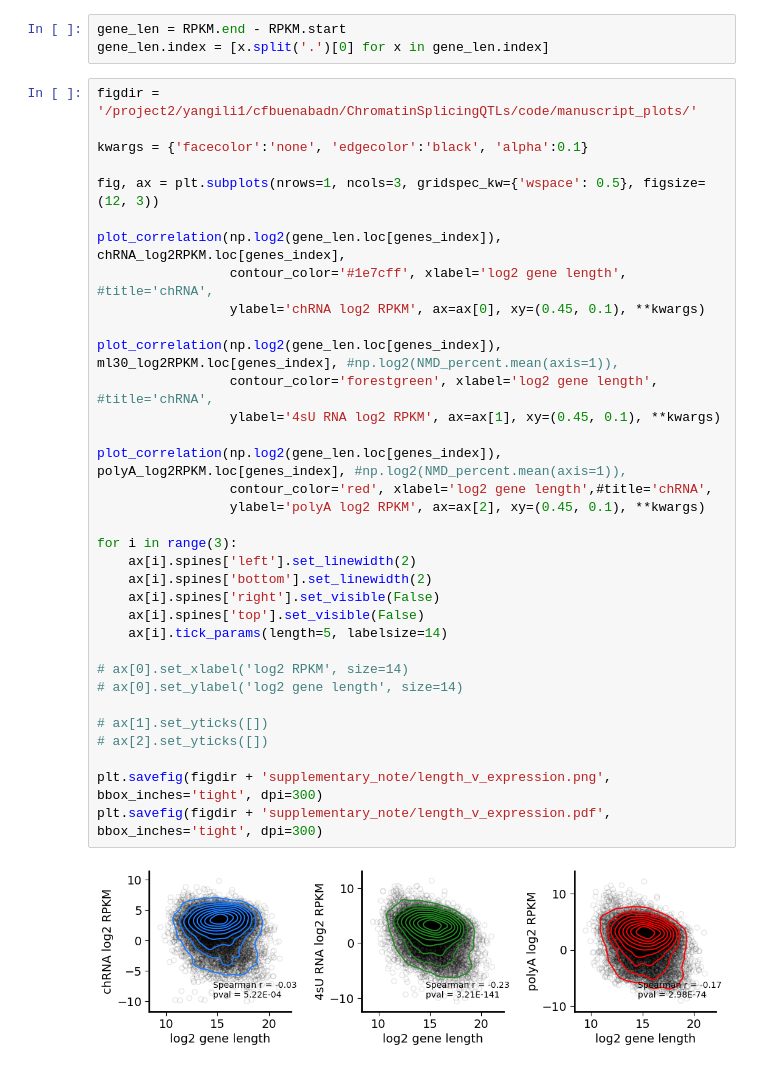
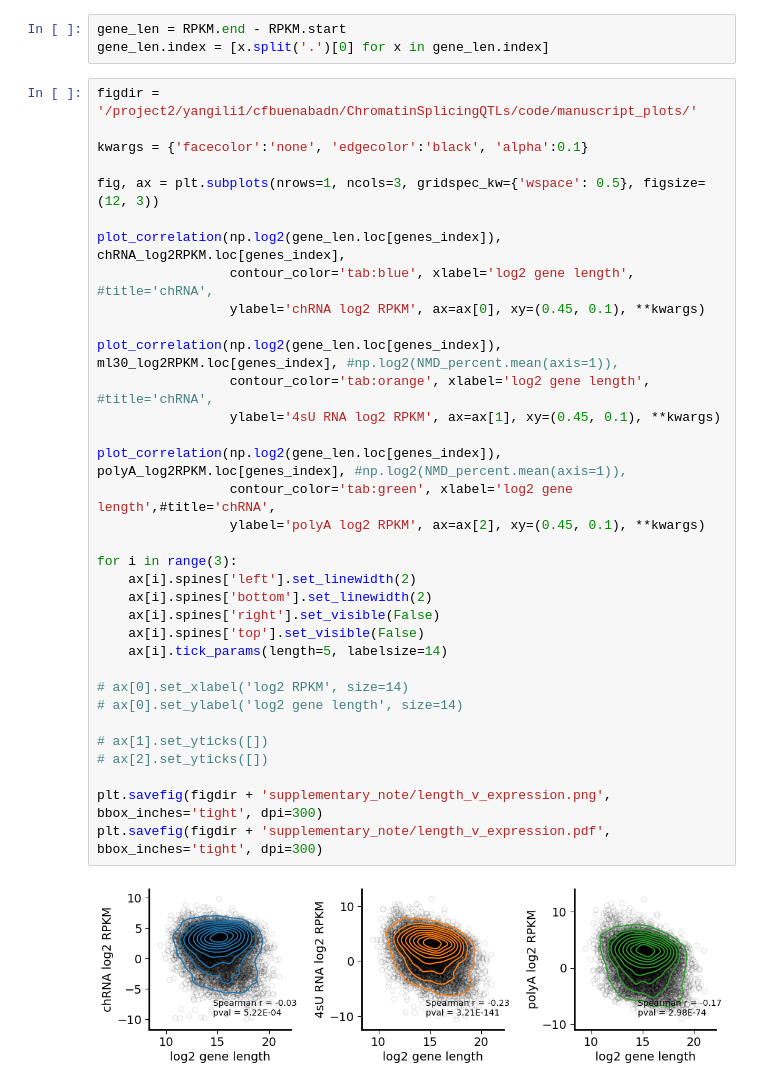
Before and after one commit to bfairkun/ChromatinSplicingQTLs, a Jupyter notebook: analysis/20230627_Regression.ipynb, the cells around one changed output. Drawn from its saved outputs; the diff is of its cells as text.

```diff
--- a/analysis/20230627_Regression.ipynb
+++ b/analysis/20230627_Regression.ipynb
@@ -267,34 +267,34 @@ figdir = '/project2/yangili1/cfbuenabadn/ChromatinSplicingQTLs/code/manuscript_p
 
 kwargs = {'facecolor':'none', 'edgecolor':'black', 'alpha':0.1}
 
 fig, ax = plt.subplots(nrows=1, ncols=3, gridspec_kw={'wspace': 0.5}, figsize=(12, 3))
 
 plot_correlation(np.log2(gene_len.loc[genes_index]), chRNA_log2RPKM.loc[genes_index],
-                 contour_color='#1e7cff', xlabel='log2 gene length', #title='chRNA',
+                 contour_color='tab:blue', xlabel='log2 gene length', #title='chRNA',
                  ylabel='chRNA log2 RPKM', ax=ax[0], xy=(0.45, 0.1), **kwargs)
 
 plot_correlation(np.log2(gene_len.loc[genes_index]), ml30_log2RPKM.loc[genes_index], #np.log2(NMD_percent.mean(axis=1)),
-                 contour_color='forestgreen', xlabel='log2 gene length', #title='chRNA',
+                 contour_color='tab:orange', xlabel='log2 gene length', #title='chRNA',
                  ylabel='4sU RNA log2 RPKM', ax=ax[1], xy=(0.45, 0.1), **kwargs)
 
 plot_correlation(np.log2(gene_len.loc[genes_index]), polyA_log2RPKM.loc[genes_index], #np.log2(NMD_percent.mean(axis=1)),
-                 contour_color='red', xlabel='log2 gene length',#title='chRNA',
+                 contour_color='tab:green', xlabel='log2 gene length',#title='chRNA',
                  ylabel='polyA log2 RPKM', ax=ax[2], xy=(0.45, 0.1), **kwargs)
 
 for i in range(3):
     ax[i].spines['left'].set_linewidth(2)
     ax[i].spines['bottom'].set_linewidth(2)
     ax[i].spines['right'].set_visible(False)
     ax[i].spines['top'].set_visible(False)
     ax[i].tick_params(length=5, labelsize=14)
 
 # ax[0].set_xlabel('log2 RPKM', size=14)
 # ax[0].set_ylabel('log2 gene length', size=14)
 
 # ax[1].set_yticks([])
 # ax[2].set_yticks([])
 
 plt.savefig(figdir + 'supplementary_note/length_v_expression.png', bbox_inches='tight', dpi=300)
 plt.savefig(figdir + 'supplementary_note/length_v_expression.pdf', bbox_inches='tight', dpi=300)
 # %% [output]
-[figure, old version]
+[figure, new version]
```
Also changed, not shown: parts of 30 cells of this notebook, 20 other files.
